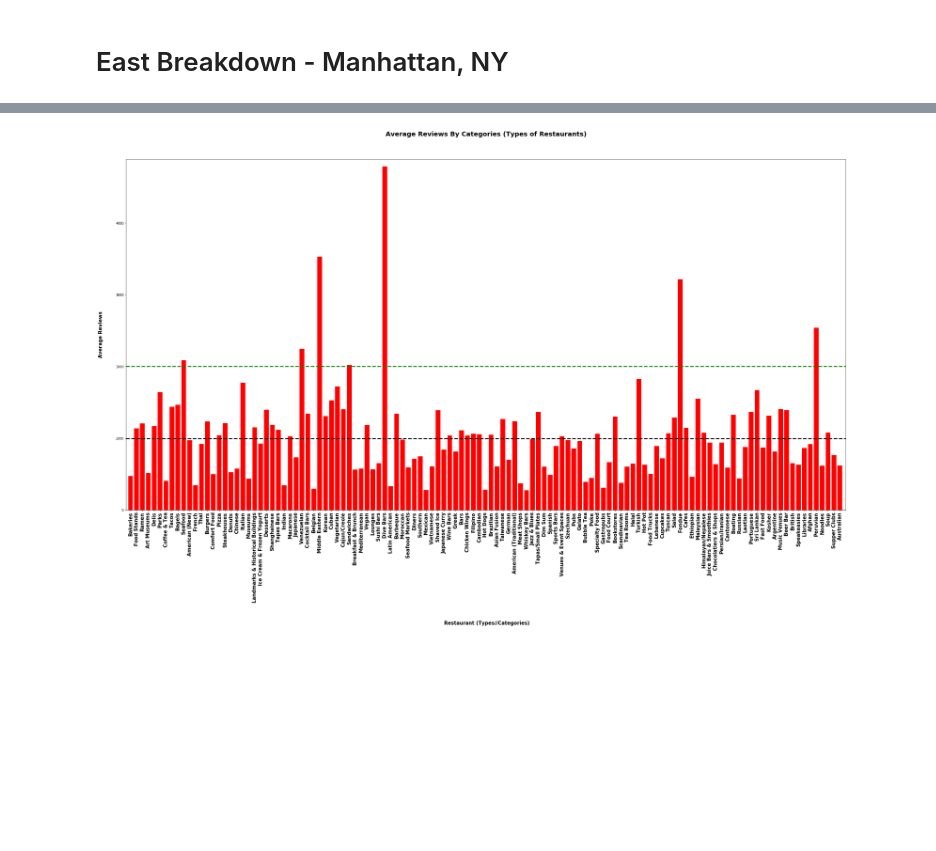
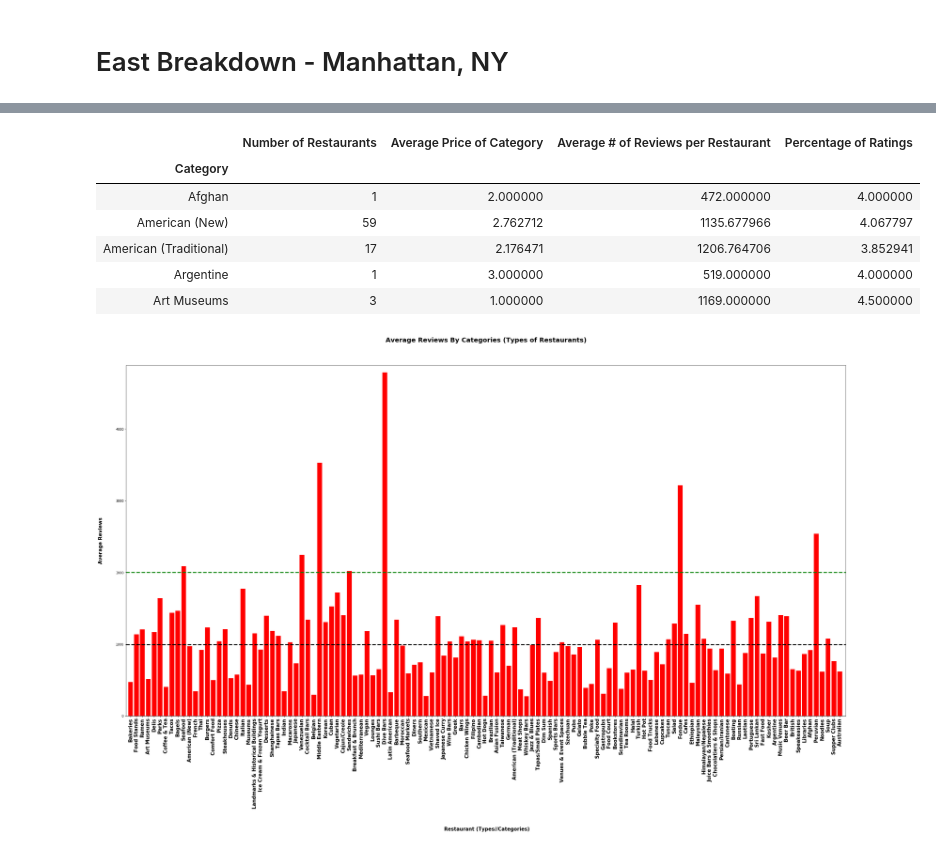
Before and after one commit to elzster/Yelp-Analytics, a Jupyter notebook: ProjectMaster.ipynb, the cells around one changed output, grey strips where cells are left out. Cells and saved outputs as stored; diff of their text form; code cells hidden in the pictures; blank space fills up the shorter version.

```diff
--- a/ProjectMaster.ipynb
+++ b/ProjectMaster.ipynb
@@ -108,3 +24,35 @@ east_category_stats_df
+# %%
+#Manhattan, New Yrok
+grouped_east_df = east_data.groupby('Category')
+
+#counts the total of each category within the column
+total_east_category = grouped_east_df['Category'].count()
+east_price_avg = grouped_east_df['Price'].mean()
+east_review_counts = grouped_east_df['Reviews'].mean()
+east_review_counts.head()
+east_rating_counts = grouped_east_df['Rating'].mean()
+
+#This will populate an array of all categories in Sample.
+east_category_unique = east_data["Category"].unique()
+east_category_unique #121 unique categories
+east_total_categories = len(east_category_unique)
+
+#Populate a dataframe with specfics on Manhattan,NY Grouped by Category.
+east_category_stats_df= pd.DataFrame({
+    "Number of Restaurants": total_east_category,
+    "Average Price of Category": east_price_avg,
+    "Average # of Reviews per Restaurant": east_review_counts,
+    "Percentage of Ratings": east_rating_counts
+})
+east_category_stats_df.head()
+# %% [output]
+|  | Number of Restaurants | Average Price of Category | Average # of Reviews per Restaurant | Percentage of Ratings |
+| Category |  |  |  |  |
+| Afghan | 1 | 2.000000 | 472.000000 | 4.000000 |
+| American (New) | 59 | 2.762712 | 1135.677966 | 4.067797 |
+| American (Traditional) | 17 | 2.176471 | 1206.764706 | 3.852941 |
+| Argentine | 1 | 3.000000 | 519.000000 | 4.000000 |
+| Art Museums | 3 | 1.000000 | 1169.000000 | 4.500000 |
 # %%
 # Bar Graph
 
```
Also changed, not shown: parts of 30 cells of this notebook, 1 other file.
